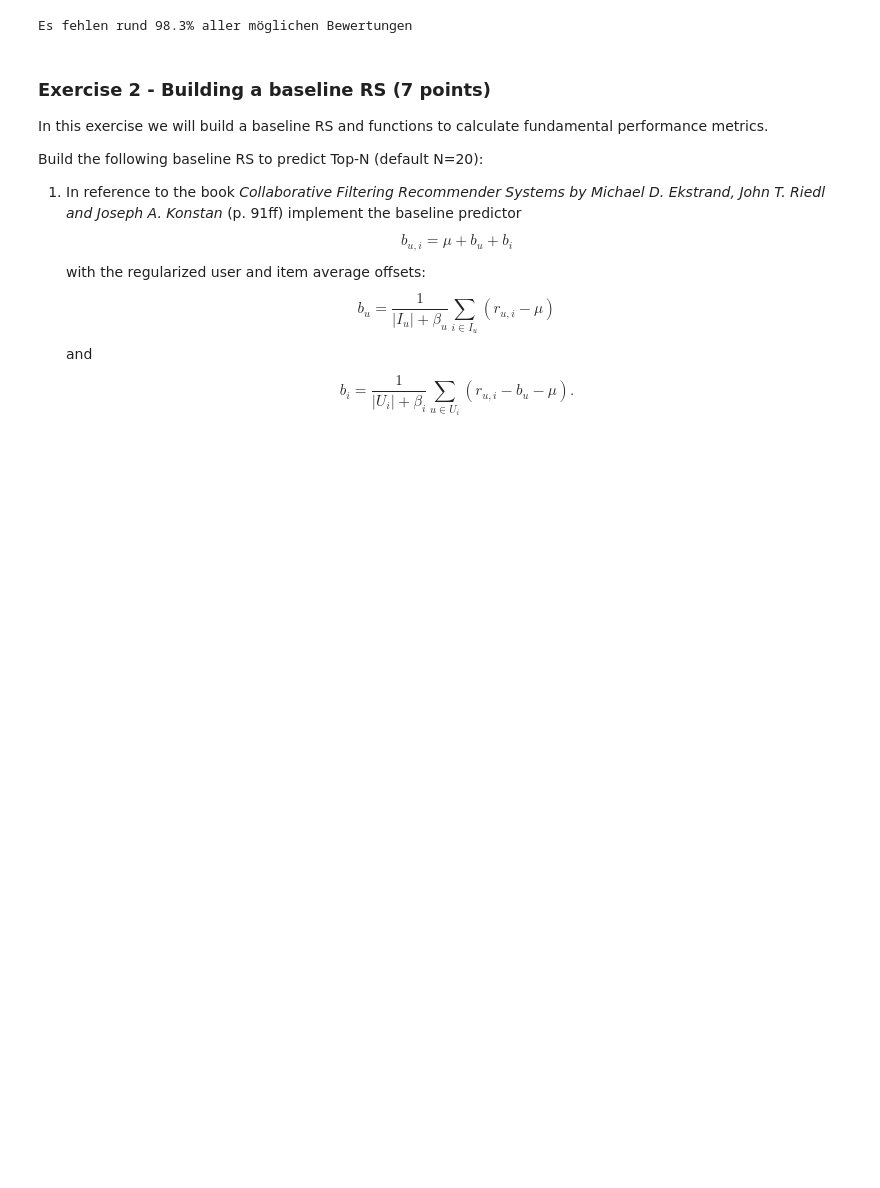
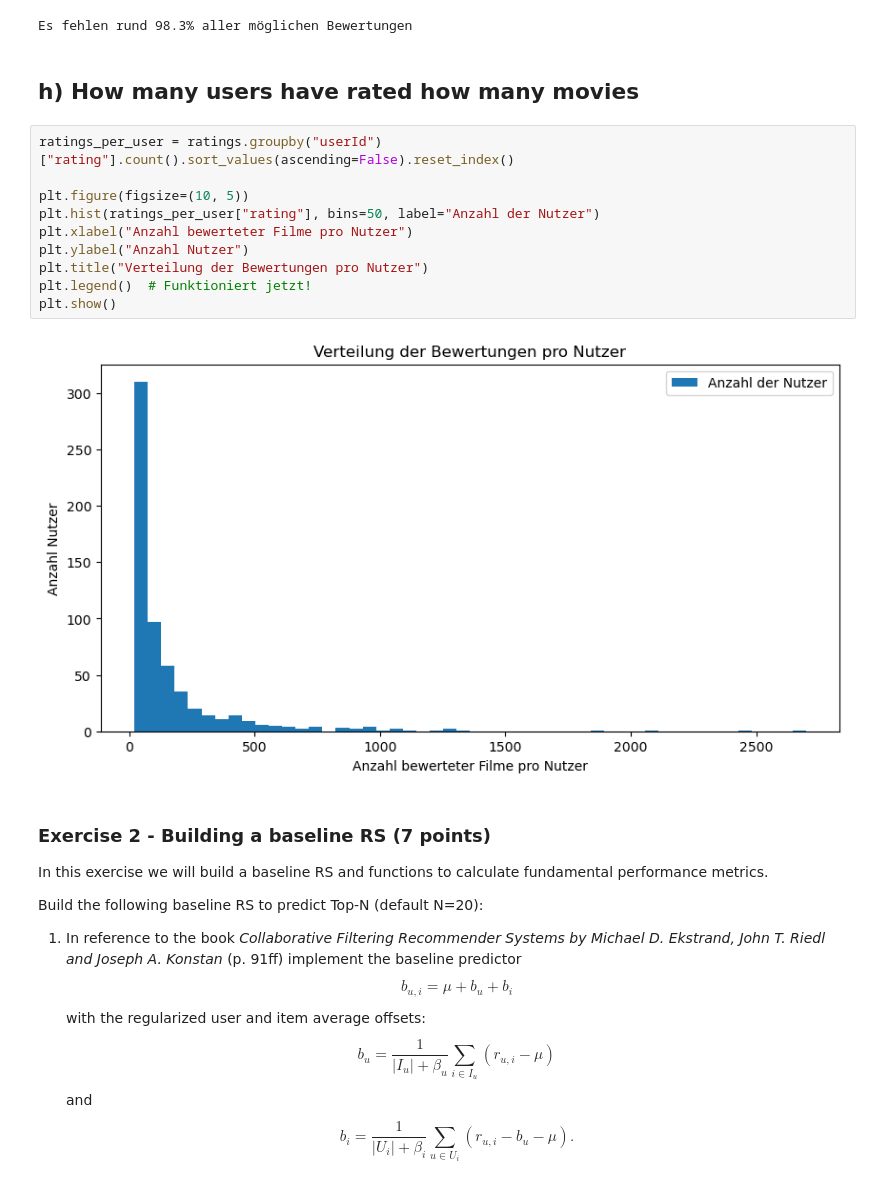
Before and after one commit to Tschoppsilas/RSY, a Jupyter notebook: RSY_MiniChallenge_FS25.ipynb, the cells around one changed output. Cells and saved outputs as stored; diff of their text form; blank space fills up the shorter version.

```diff
--- a/RSY_MiniChallenge_FS25.ipynb
+++ b/RSY_MiniChallenge_FS25.ipynb
@@ -403,6 +402,20 @@ spärlichkeit = 1 - (num_ratings / total_mgl_ratings)
 print(f"Es fehlen rund {round(spärlichkeit,4) *100}% aller möglichen Bewertungen")
 # %% [output]
 Es fehlen rund 98.3% aller möglichen Bewertungen
+# %% [markdown]
+## h) How many users have rated how many movies
+# %%
+ratings_per_user = ratings.groupby("userId")["rating"].count().sort_values(ascending=False).reset_index()
+
+plt.figure(figsize=(10, 5))
+plt.hist(ratings_per_user["rating"], bins=50, label="Anzahl der Nutzer")
+plt.xlabel("Anzahl bewerteter Filme pro Nutzer")
+plt.ylabel("Anzahl Nutzer")
+plt.title("Verteilung der Bewertungen pro Nutzer")
+plt.legend()  # Funktioniert jetzt!
+plt.show()
+# %% [output]
+[figure, added]
 # %% [markdown]
 ### Exercise 2 - Building a baseline RS (7 points)
 In this exercise we will build a baseline RS and functions to calculate fundamental performance metrics.
```
Also changed, not shown: parts of 6 cells of this notebook.
